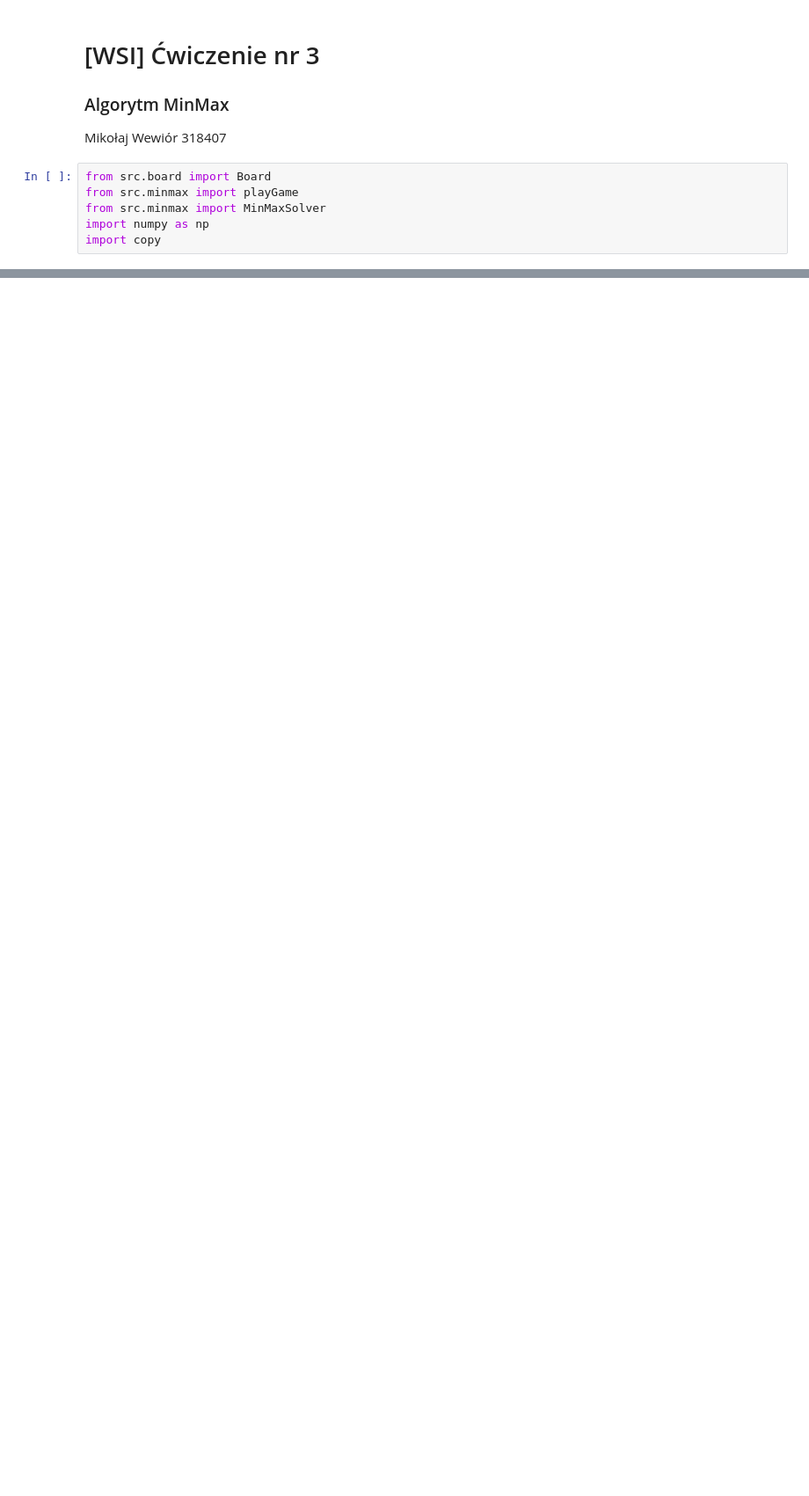
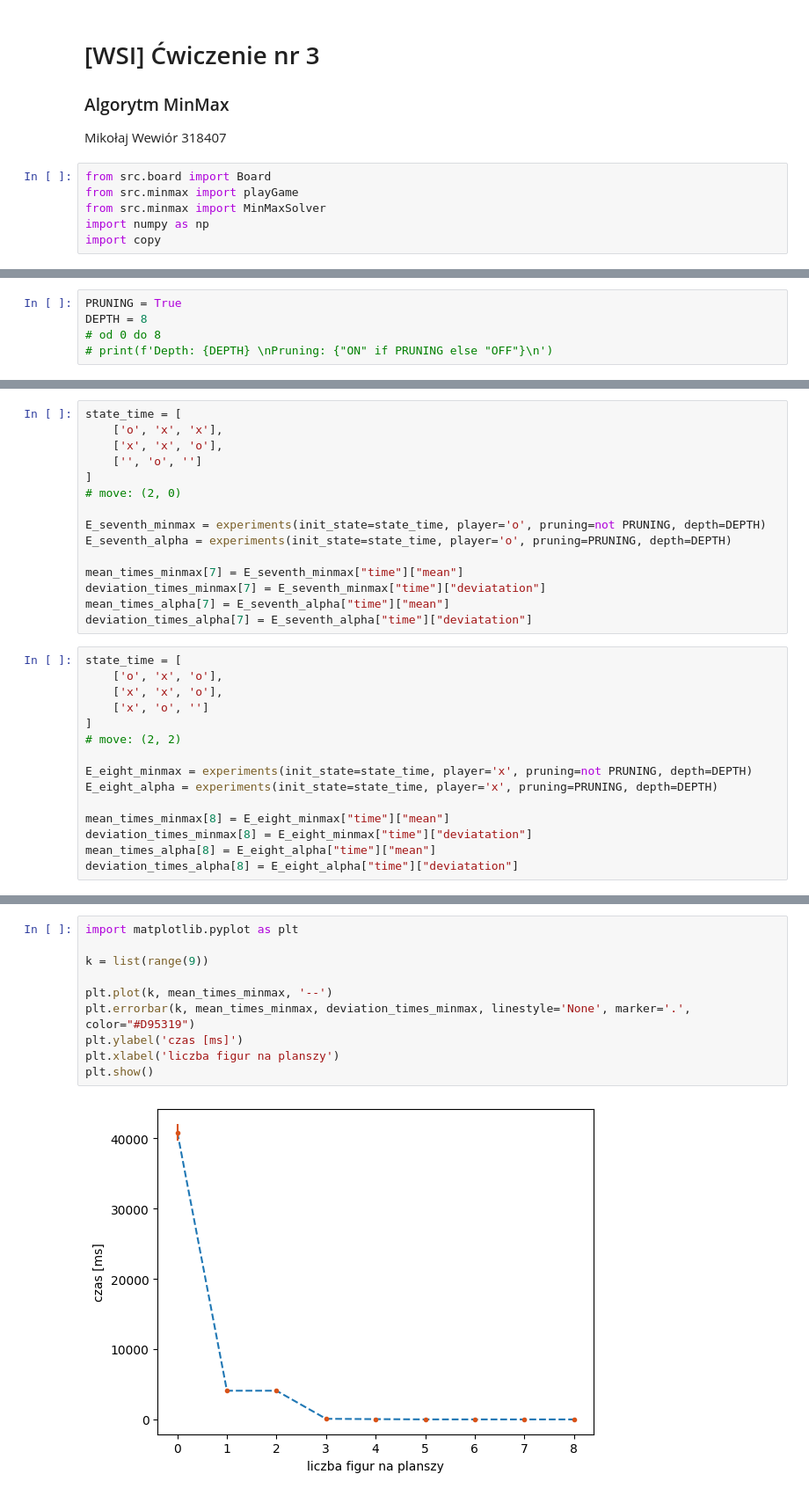
Before and after one commit to mwewior/introduction-to-ai, a Jupyter notebook: minmax/minimax.ipynb, the cells around one changed output, grey strips where cells are left out. Shown at 88% size. Drawn from its saved outputs; the diff is of its cells as text; blank space fills up the shorter version.

Commit message:
oddanie Minmaxa

```diff
--- a/minmax/minimax.ipynb
+++ b/minmax/minimax.ipynb
@@ -148,0 +52,5 @@ print(bruh2)
+# %%
+PRUNING = True
+DEPTH = 8
+# od 0 do 8
+# print(f'Depth: {DEPTH} \nPruning: {"ON" if PRUNING else "OFF"}\n')
@@ -148,0 +431,30 @@ print(bruh2)
+# %%
+state_time = [
+    ['o', 'x', 'x'],
+    ['x', 'x', 'o'],
+    ['', 'o', '']
+]
+# move: (2, 0)
+
+E_seventh_minmax = experiments(init_state=state_time, player='o', pruning=not PRUNING, depth=DEPTH)
+E_seventh_alpha = experiments(init_state=state_time, player='o', pruning=PRUNING, depth=DEPTH)
+
+mean_times_minmax[7] = E_seventh_minmax["time"]["mean"]
+deviation_times_minmax[7] = E_seventh_minmax["time"]["deviatation"]
+mean_times_alpha[7] = E_seventh_alpha["time"]["mean"]
+deviation_times_alpha[7] = E_seventh_alpha["time"]["deviatation"]
+# %%
+state_time = [
+    ['o', 'x', 'o'],
+    ['x', 'x', 'o'],
+    ['x', 'o', '']
+]
+# move: (2, 2)
+
+E_eight_minmax = experiments(init_state=state_time, player='x', pruning=not PRUNING, depth=DEPTH)
+E_eight_alpha = experiments(init_state=state_time, player='x', pruning=PRUNING, depth=DEPTH)
+
+mean_times_minmax[8] = E_eight_minmax["time"]["mean"]
+deviation_times_minmax[8] = E_eight_minmax["time"]["deviatation"]
+mean_times_alpha[8] = E_eight_alpha["time"]["mean"]
+deviation_times_alpha[8] = E_eight_alpha["time"]["deviatation"]
@@ -148,0 +467,12 @@ print(bruh2)
+# %%
+import matplotlib.pyplot as plt
+
+k = list(range(9))
+
+plt.plot(k, mean_times_minmax, '--')
+plt.errorbar(k, mean_times_minmax, deviation_times_minmax, linestyle='None', marker='.', color="#D95319")
+plt.ylabel('czas [ms]')
+plt.xlabel('liczba figur na planszy')
+plt.show()
+# %% [output]
+[figure, added]
```
Also changed, not shown: parts of 28 cells of this notebook, 3 other files.
